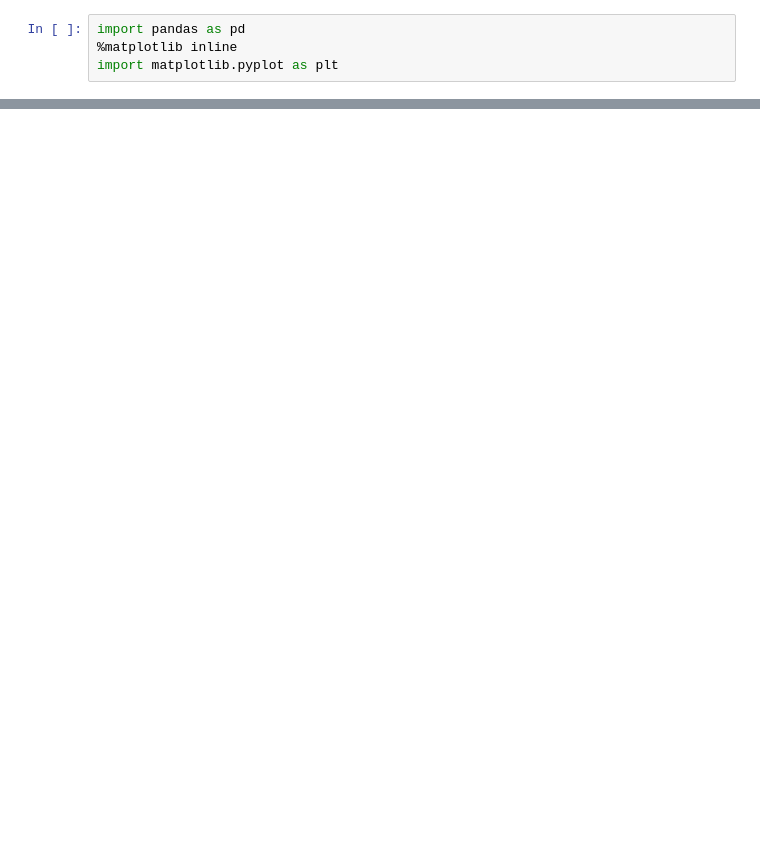
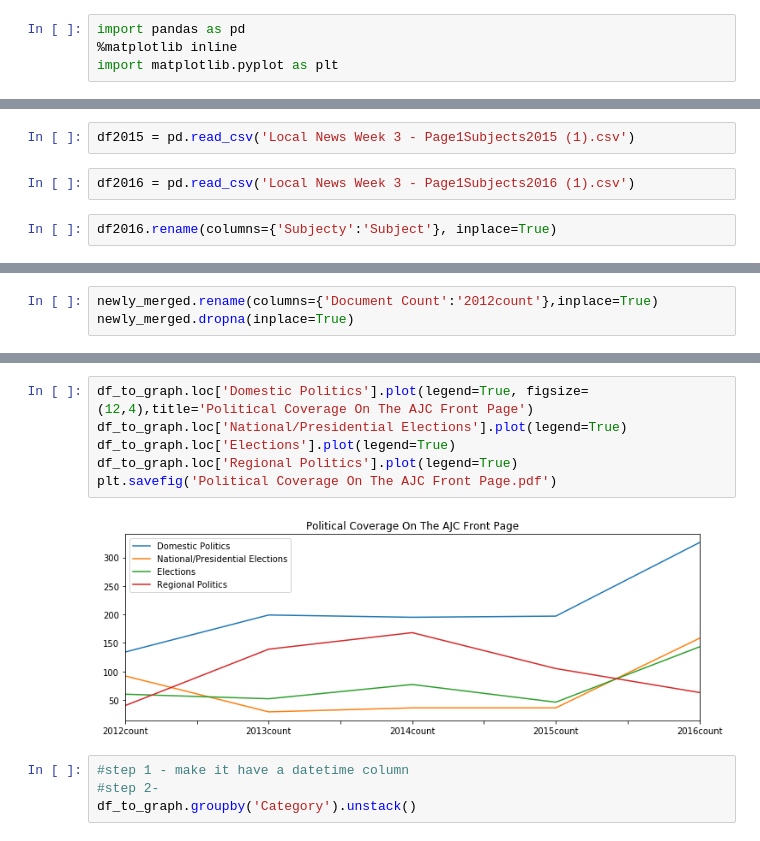
Before and after one commit to maijaliisa/studio-projects, a Jupyter notebook: code/AJCPAGE1/PartTwo Analyzing AJC .ipynb, the cells around one changed output, grey strips where cells are left out. Cells and saved outputs as stored; diff of their text form; blank space fills up the shorter version.

```diff
--- a/code/AJCPAGE1/PartTwo Analyzing AJC .ipynb
+++ b/code/AJCPAGE1/PartTwo Analyzing AJC .ipynb
@@ -17,2 +11,8 @@ df2016 = pd.read_csv('STEPTWO ATL LOCAL NEWS - 2016subject.csv')
+# %%
+df2015 = pd.read_csv('Local News Week 3 - Page1Subjects2015 (1).csv')
+# %%
+df2016 = pd.read_csv('Local News Week 3 - Page1Subjects2016 (1).csv')
+# %%
+df2016.rename(columns={'Subjecty':'Subject'}, inplace=True)
 # %%
 newly_merged = df2012.merge(df2013,on='Subject',how='outer').merge(df2014,on='Subject',how='outer').merge(df2015,on='Subject',how='outer').merge(df2016,on='Subject',how='outer')
@@ -20,2 +21,5 @@ newly_merged.set_index('Subject',inplace=True)
+# %%
+newly_merged.rename(columns={'Document Count':'2012count'},inplace=True)
+newly_merged.dropna(inplace=True)
 # %%
 df_to_graph = newly_merged.sort_values(by='2016count',ascending=False)
@@ -42,0 +47,12 @@ df_to_graph
+# %%
+df_to_graph.loc['Domestic Politics'].plot(legend=True, figsize=(12,4),title='Political Coverage On The AJC Front Page')
+df_to_graph.loc['National/Presidential Elections'].plot(legend=True)
+df_to_graph.loc['Elections'].plot(legend=True)
+df_to_graph.loc['Regional Politics'].plot(legend=True)
+plt.savefig('Political Coverage On The AJC Front Page.pdf')
+# %% [output]
+[figure, added]
+# %%
+#step 1 - make it have a datetime column
+#step 2-
+df_to_graph.groupby('Category').unstack()
```
Also changed, not shown: parts of 31 cells of this notebook, 25 other files.
